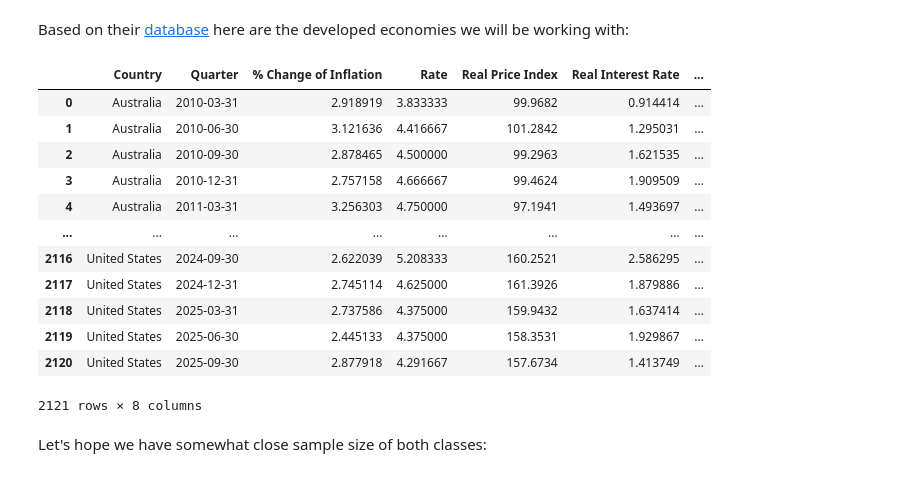
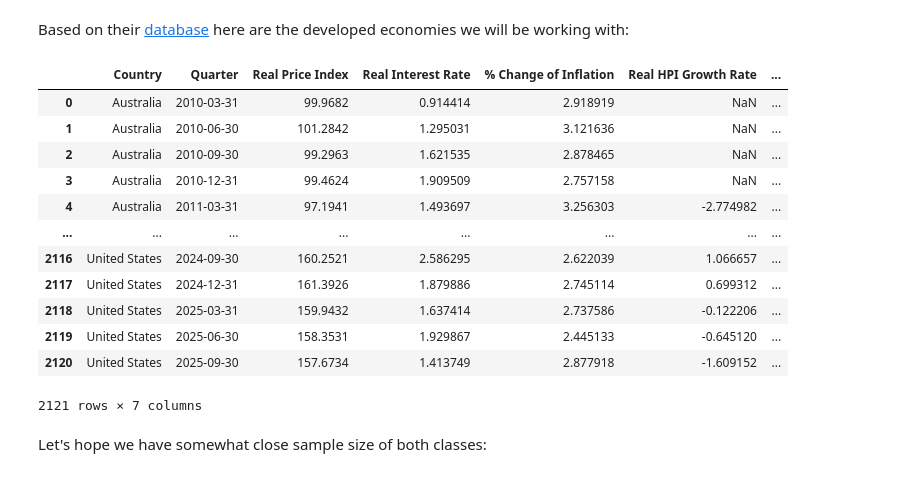
Before and after one commit to SiyanaVel19/Final_project_SU_2026, a Jupyter notebook: Project_housing_2.ipynb, the cells around one changed output. Drawn from its saved outputs; the diff is of its cells as text; code cells hidden in the pictures.

```diff
--- a/Project_housing_2.ipynb
+++ b/Project_housing_2.ipynb
@@ -892,7 +898,7 @@ master_table
 # %% [markdown]
 Right now, we have data about the 'level' of the Real Price Index, but we need to know how much it grows quarter to quarter to compare it to the real interest and inflation rate
 # %%
-master_table['Real_HPI_Growth_Rate'] = master_table.groupby('Country')['Real Price Index'].pct_change(periods=4) * 100
+master_table['Real HPI Growth Rate'] = master_table.groupby('Country')['Real Price Index'].pct_change(periods=4) * 100
 # %%
 final_table = master_table[[
     'Country',
@@ -900,7 +906,7 @@ final_table = master_table[[
     'Real Price Index',   # The Index level (anchored to 2010)
     'Real Interest Rate',  # The true cost of borrowing
     '% Change of Inflation',   # Year to Year Inflation ( compares inflation change from Q1 200X - Q1 200X+1 )
-    'Real_HPI_Growth_Rate',     # The yearly speed of house price growth
+    'Real HPI Growth Rate',     # The yearly speed of house price growth
 ]].copy()
 # %%
 final_table
@@ -940,23 +946,23 @@ developed_list = [
 # ASEAN-5
 'Singapore']
 # %%
-master_table['Class'] = np.where(master_table['Country'].isin(developed_list), 'Developed', 'Developing')
+final_table['Class'] = np.where(final_table['Country'].isin(developed_list), 'Developed', 'Developing')
 # %%
-master_table
+final_table
 # %% [output]
-|  | Country | Quarter | % Change of Inflation | Rate | Real Price Index | Real Interest Rate | ... |
-| 0 | Australia | 2010-03-31 | 2.918919 | 3.833333 | 99.9682 | 0.914414 | ... |
-| 1 | Australia | 2010-06-30 | 3.121636 | 4.416667 | 101.2842 | 1.295031 | ... |
-| 2 | Australia | 2010-09-30 | 2.878465 | 4.500000 | 99.2963 | 1.621535 | ... |
-| 3 | Australia | 2010-12-31 | 2.757158 | 4.666667 | 99.4624 | 1.909509 | ... |
-| 4 | Australia | 2011-03-31 | 3.256303 | 4.750000 | 97.1941 | 1.493697 | ... |
+|  | Country | Quarter | Real Price Index | Real Interest Rate | % Change of Inflation | Real HPI Growth Rate | ... |
+| 0 | Australia | 2010-03-31 | 99.9682 | 0.914414 | 2.918919 | NaN | ... |
+| 1 | Australia | 2010-06-30 | 101.2842 | 1.295031 | 3.121636 | NaN | ... |
+| 2 | Australia | 2010-09-30 | 99.2963 | 1.621535 | 2.878465 | NaN | ... |
+| 3 | Australia | 2010-12-31 | 99.4624 | 1.909509 | 2.757158 | NaN | ... |
+| 4 | Australia | 2011-03-31 | 97.1941 | 1.493697 | 3.256303 | -2.774982 | ... |
 | ... | ... | ... | ... | ... | ... | ... | ... |
-| 2116 | United States | 2024-09-30 | 2.622039 | 5.208333 | 160.2521 | 2.586295 | ... |
-| 2117 | United States | 2024-12-31 | 2.745114 | 4.625000 | 161.3926 | 1.879886 | ... |
-| 2118 | United States | 2025-03-31 | 2.737586 | 4.375000 | 159.9432 | 1.637414 | ... |
-| 2119 | United States | 2025-06-30 | 2.445133 | 4.375000 | 158.3531 | 1.929867 | ... |
-| 2120 | United States | 2025-09-30 | 2.877918 | 4.291667 | 157.6734 | 1.413749 | ... |
+| 2116 | United States | 2024-09-30 | 160.2521 | 2.586295 | 2.622039 | 1.066657 | ... |
+| 2117 | United States | 2024-12-31 | 161.3926 | 1.879886 | 2.745114 | 0.699312 | ... |
+| 2118 | United States | 2025-03-31 | 159.9432 | 1.637414 | 2.737586 | -0.122206 | ... |
+| 2119 | United States | 2025-06-30 | 158.3531 | 1.929867 | 2.445133 | -0.645120 | ... |
+| 2120 | United States | 2025-09-30 | 157.6734 | 1.413749 | 2.877918 | -1.609152 | ... |
-2121 rows × 8 columns
+2121 rows × 7 columns
 # %% [markdown]
 Let's hope we have somewhat close sample size of both classes:
 # %%
```
Also changed, not shown: parts of 39 cells of this notebook.
